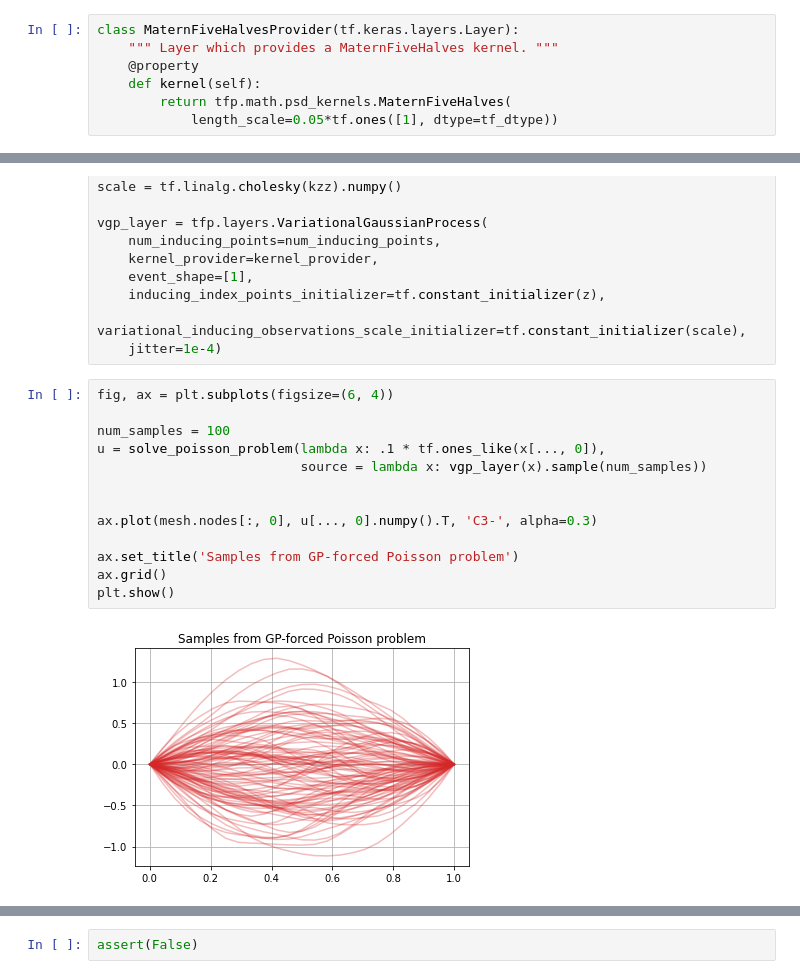
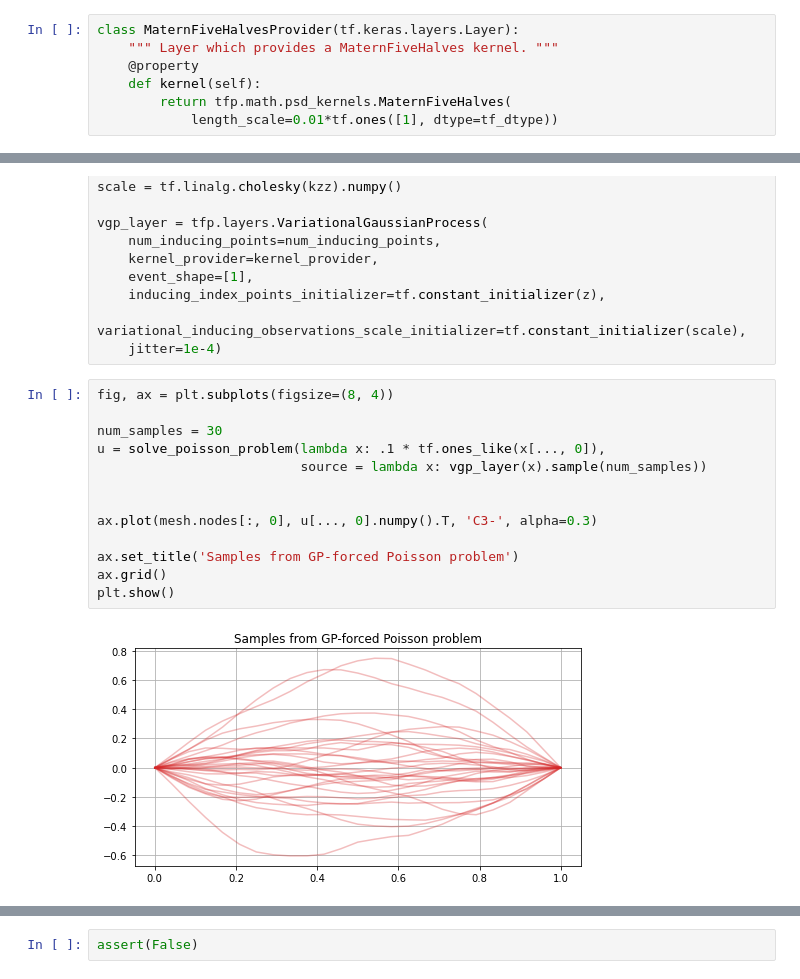
Before and after one commit to danieljtait/tenfem, a Jupyter notebook: examples/notebooks/intro_to_gp_forced_pdes.ipynb, the cells around one changed output, grey strips where cells are left out. Cells and saved outputs as stored; diff of their text form.

```diff
--- a/examples/notebooks/intro_to_gp_forced_pdes.ipynb
+++ b/examples/notebooks/intro_to_gp_forced_pdes.ipynb
@@ -261,7 +283,7 @@ class MaternFiveHalvesProvider(tf.keras.layers.Layer):
     @property
     def kernel(self):
         return tfp.math.psd_kernels.MaternFiveHalves(
-            length_scale=0.05*tf.ones([1], dtype=tf_dtype))
+            length_scale=0.01*tf.ones([1], dtype=tf_dtype))
 # %%
 num_inducing_points = 5
 
@@ -280,17 +302,17 @@ vgp_layer = tfp.layers.VariationalGaussianProcess(
     variational_inducing_observations_scale_initializer=tf.constant_initializer(scale),
     jitter=1e-4)
 # %%
-fig, ax = plt.subplots(figsize=(6, 4))
+fig, ax = plt.subplots(figsize=(8, 4))
 
-num_samples = 100
+num_samples = 30
 u = solve_poisson_problem(lambda x: .1 * tf.ones_like(x[..., 0]),
                           source = lambda x: vgp_layer(x).sample(num_samples))
 
 
 ax.plot(mesh.nodes[:, 0], u[..., 0].numpy().T, 'C3-', alpha=0.3)
 
 ax.set_title('Samples from GP-forced Poisson problem')
 ax.grid()
 plt.show()
 # %% [output]
-[figure, old version]
+[figure, new version]
```
Also changed, not shown: parts of 2 cells of this notebook.
